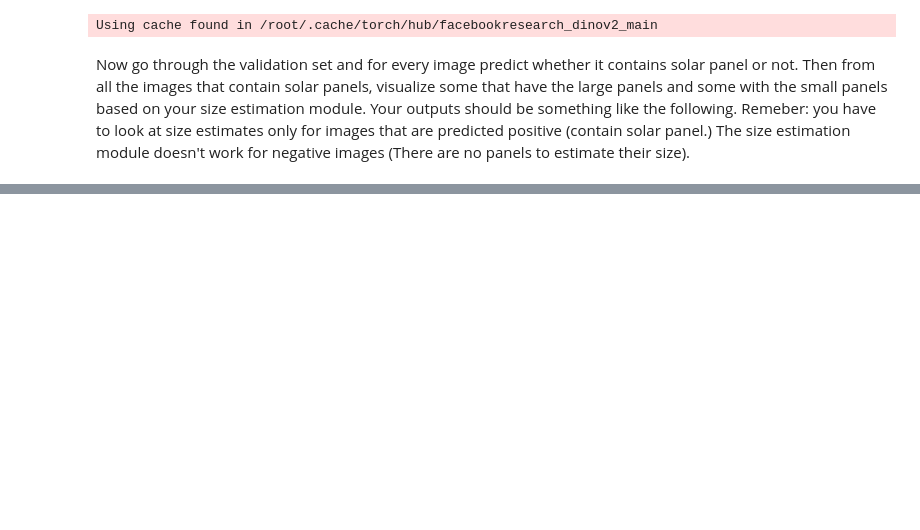
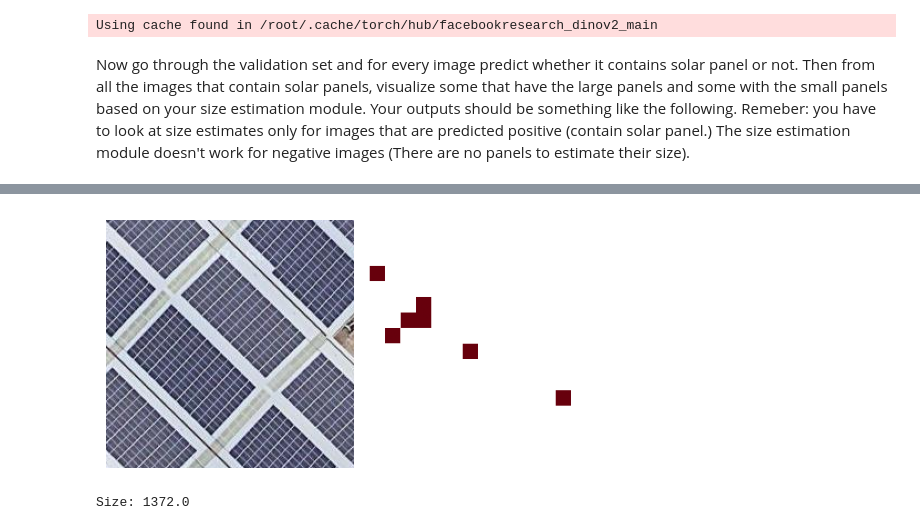
Before and after one commit to sehbeygi79/Dino, a Jupyter notebook: Dino.ipynb, the cells around one changed output, grey strips where cells are left out. Cells and saved outputs as stored; diff of their text form; code cells hidden in the pictures; blank space fills up the shorter version.

```diff
--- a/Dino.ipynb
+++ b/Dino.ipynb
@@ -236,18 +278,4 @@ Using cache found in /root/.cache/torch/hub/facebookresearch_dinov2_main
 # %%
 lr = 0.001
 optimizer = torch.optim.Adam(head.parameters(), lr=lr)
+criterion = nn.CrossEntropyLoss()
-# %%
-iter = 0
-running_loss = 0
-
-for epoch in range(1):
-
-# ==================== Your Code ====================
-# Write the training loop
-# Be careful: in each iteration you first have to extract the DINO features and
-# the pass the features to your classifier network,
-# pay attention that you must freeze the DINO weights so that it isn't trained. (Use torch.no_grads() block.)
-
-# ==================== Your Code ====================
-
-torch.save(head.state_dict(), 'final_model.pth')
@@ -320,0 +361,62 @@ Size: 196.0
+# %%
+# ======================== Your Code ========================
+def update_top_panels(new_panels, largest_panels, smallest_panels):
+    for panel in new_panels:
+        if panel[0] > largest_panels[0][0]:  # new panel is among top largest panels
+            largest_panels[0] = panel
+            largest_panels = sorted(largest_panels, key=lambda x: x[0])
+
+        if panel[0] < smallest_panels[0][0]:  # new panel is among top smallest panels
+            smallest_panels[0] = panel
+            smallest_panels = sorted(smallest_panels, key=lambda x: x[0], reverse=True)
+
+    return largest_panels, smallest_panels
+
+
+backbone.eval()
+head.eval()
+with torch.no_grad():
+    N_TOP = 5
+
+    largest_panels = [(0, None) for i in range(N_TOP)]
+    smallest_panels = [(float("inf"), None) for i in range(N_TOP)]
+
+    for X, _, _ in val_dl:
+        X = X.to(device)
+
+        X_features = backbone(X)
+
+        y_pred = head(X_features)
+        y_pred = y_pred.argmax(dim=1)
+        pos_idc = (y_pred == 1).nonzero().squeeze().tolist()
+
+        sizes, visualizations = head.get_size_estimate(X_features, vis=True, images=X)
+
+        new_panels = zip(
+            sizes[pos_idc].tolist(),
+            [v for i, v in enumerate(visualizations) if i in pos_idc],
+        )
+        largest_panels, smallest_panels = update_top_panels(
+            new_panels, largest_panels, smallest_panels
+        )
+
+    print("\nPlotting the largest panels:")
+
+    for size, visualization in largest_panels:
+        print(f"Size: {size}")
+        plt.imshow(visualization)
+        plt.axis("off")
+        plt.show()
+        print()
+
+    print("=" * 30)
+    print("\nPlotting the smallest panels:")
+
+    for size, visualization in smallest_panels:
+        print(f"Size: {size}")
+        plt.imshow(visualization)
+        plt.axis("off")
+        plt.show()
+        print()
+# ======================== Your Code ========================
+# %% [output]
@@ -320,0 +425,2 @@ Size: 196.0
+[figure, added]
+Size: 1372.0
```
Also changed, not shown: parts of 19 cells of this notebook.
